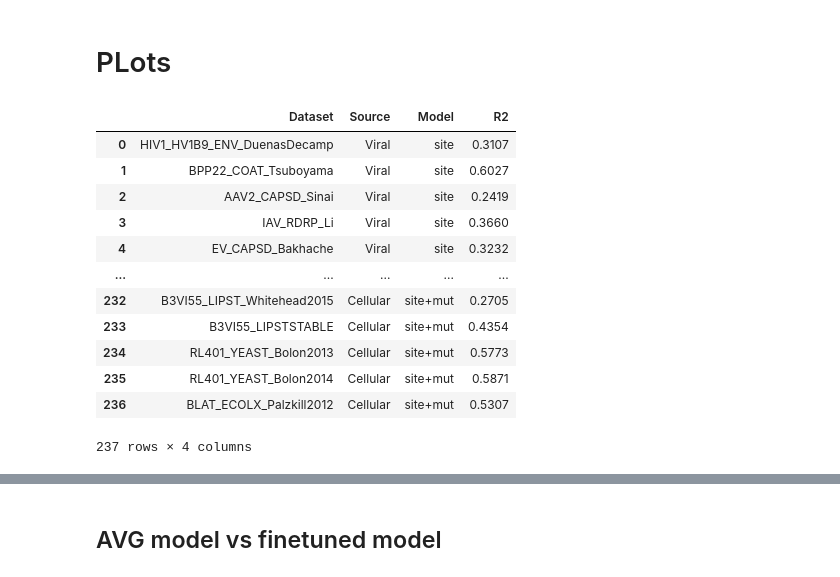
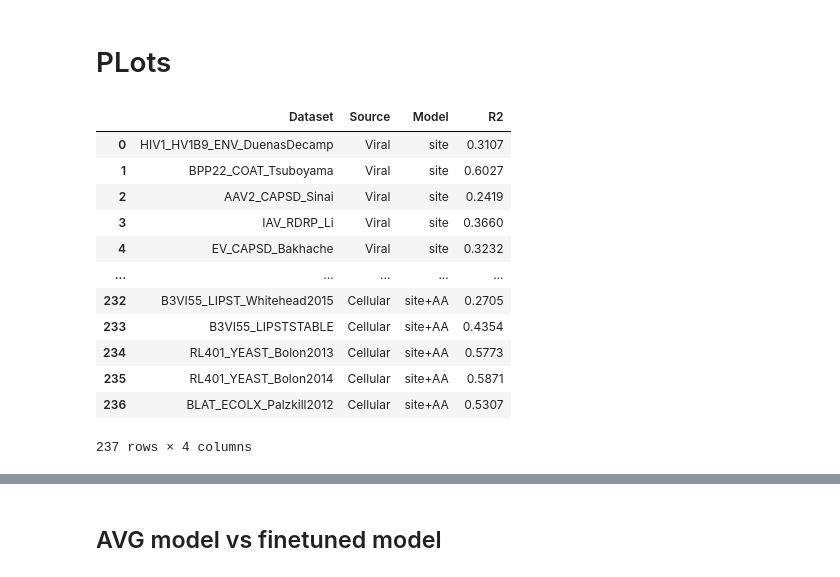
Before and after one commit to ziul-bio/DMS-SiteEffect-PLM, a Jupyter notebook: notebooks/regression.ipynb, the cells around one changed output, grey strips where cells are left out. Cells and saved outputs as stored; diff of their text form; code cells hidden in the pictures.

```diff
--- a/notebooks/regression.ipynb
+++ b/notebooks/regression.ipynb
@@ -195,18 +175,21 @@ import plotnine as pln
 # %%
+res_melt = pd.read_csv('../experiments/OLS_results.csv', index_col=0)
 res_melt['Model'] = res_melt['Model'].str.replace('R2_', '',)
+res_melt['Source'] = pd.Categorical(res_melt['Source'], categories=['Viral', 'Cellular'])
+res_melt['Model'] = res_melt['Model'].str.replace('mut', 'AA')
 res_melt
 # %% [output]
 |  | Dataset | Source | Model | R2 |
 | 0 | HIV1_HV1B9_ENV_DuenasDecamp | Viral | site | 0.3107 |
 | 1 | BPP22_COAT_Tsuboyama | Viral | site | 0.6027 |
 | 2 | AAV2_CAPSD_Sinai | Viral | site | 0.2419 |
 | 3 | IAV_RDRP_Li | Viral | site | 0.3660 |
 | 4 | EV_CAPSD_Bakhache | Viral | site | 0.3232 |
 | ... | ... | ... | ... | ... |
-| 232 | B3VI55_LIPST_Whitehead2015 | Cellular | site+mut | 0.2705 |
-| 233 | B3VI55_LIPSTSTABLE | Cellular | site+mut | 0.4354 |
-| 234 | RL401_YEAST_Bolon2013 | Cellular | site+mut | 0.5773 |
-| 235 | RL401_YEAST_Bolon2014 | Cellular | site+mut | 0.5871 |
-| 236 | BLAT_ECOLX_Palzkill2012 | Cellular | site+mut | 0.5307 |
+| 232 | B3VI55_LIPST_Whitehead2015 | Cellular | site+AA | 0.2705 |
+| 233 | B3VI55_LIPSTSTABLE | Cellular | site+AA | 0.4354 |
+| 234 | RL401_YEAST_Bolon2013 | Cellular | site+AA | 0.5773 |
+| 235 | RL401_YEAST_Bolon2014 | Cellular | site+AA | 0.5871 |
+| 236 | BLAT_ECOLX_Palzkill2012 | Cellular | site+AA | 0.5307 |
 237 rows × 4 columns
 # %%
```
Also changed, not shown: parts of 35 cells of this notebook, 4 other files.
